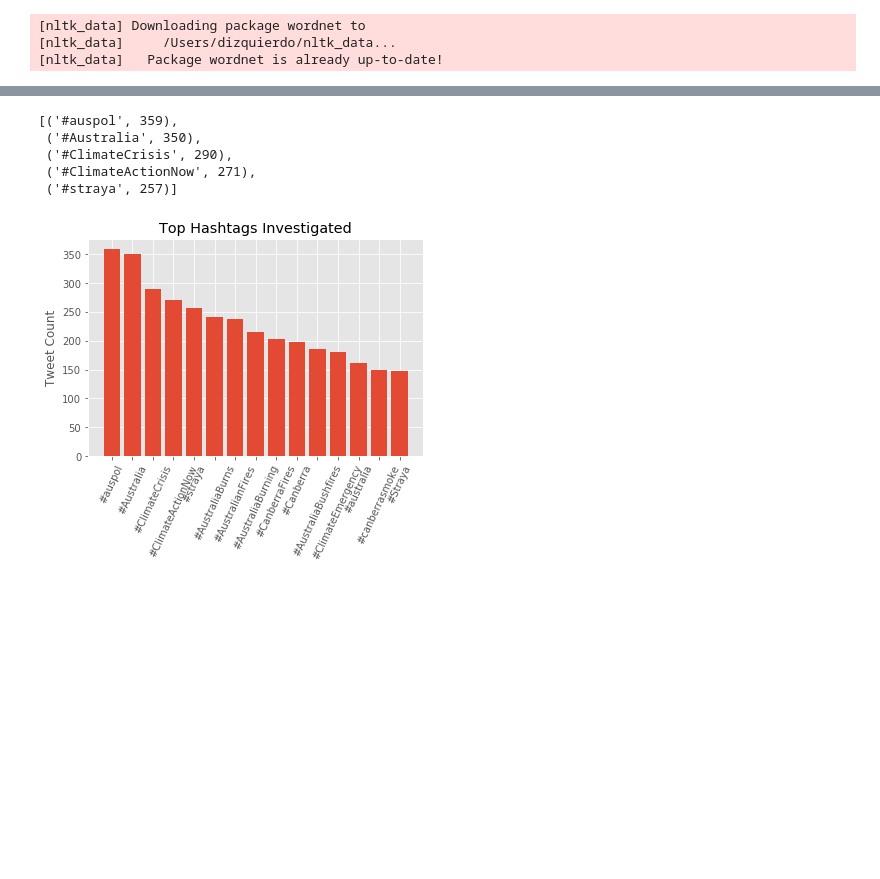
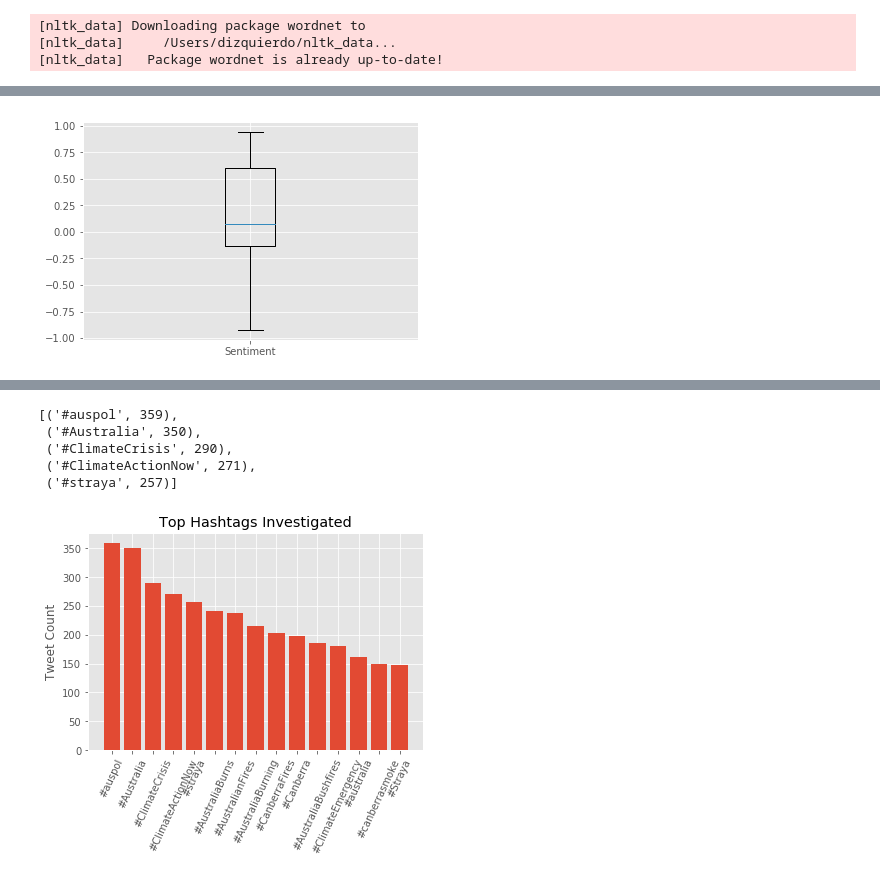
Before and after one commit to danjizquierdo/Sentimental, a Jupyter notebook: NLP_EDA.ipynb, the cells around one changed output, grey strips where cells are left out. Cells and saved outputs as stored; diff of their text form; code cells hidden in the pictures; blank space fills up the shorter version.

Commit message:
Add daily boxplot of sentiment distribution

```diff
--- a/NLP_EDA.ipynb
+++ b/NLP_EDA.ipynb
@@ -10,6 +14,11 @@ plt.style.use('ggplot')
 results = primary_species(['Candidate', 'Tweet'], 'text', 'timestamp')
 
 data = read_cypher(results, index_col='timestamp')
+# %%
+sentiment_analyzer = SentimentIntensityAnalyzer()
+def sentiment(doc):
+    """Returns polarity score set earlier to Vader's analyzer"""
+    return sentiment_analyzer.polarity_scores(doc)['compound']
 # %%
 len(data)
 # %% [output]
@@ -27,4 +37,4 @@ Name: name, dtype: int64
 # %%
 data['clean_text'], data['hashtag'] = zip(*data.text.map(strip_tweets))
 # %%
-pd.merge(data, pd.get_dummies(data.hashtag.apply(pd.Series).stack()).sum(level=0), how='left', left_index=True, right_index=True).drop(['hashtag','followers'], axis=1).fillna(0)
+data = pd.merge(data, pd.get_dummies(data.hashtag.apply(pd.Series).stack()).sum(level=0), how='left', left_index=True, right_index=True).drop(['hashtag','followers'], axis=1).fillna(0)
@@ -48,0 +45,2 @@ NameError: name 'clean_tweets' is not defined
+# %%
+data['sentiment'] = data.text.apply(sentiment)
@@ -48,0 +60,4 @@ NameError: name 'clean_tweets' is not defined
+# %%
+plt.boxplot(data.sentiment, labels=['Sentiment']);
+# %% [output]
+[figure, added]
```
Also changed, not shown: parts of 22 cells of this notebook.
